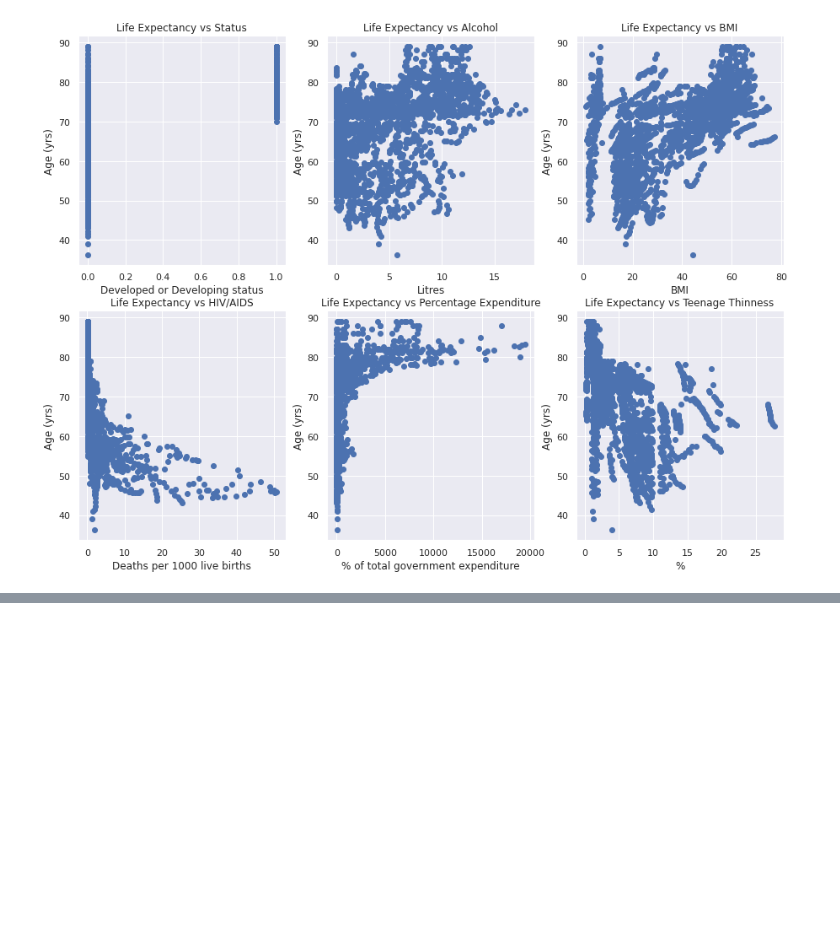
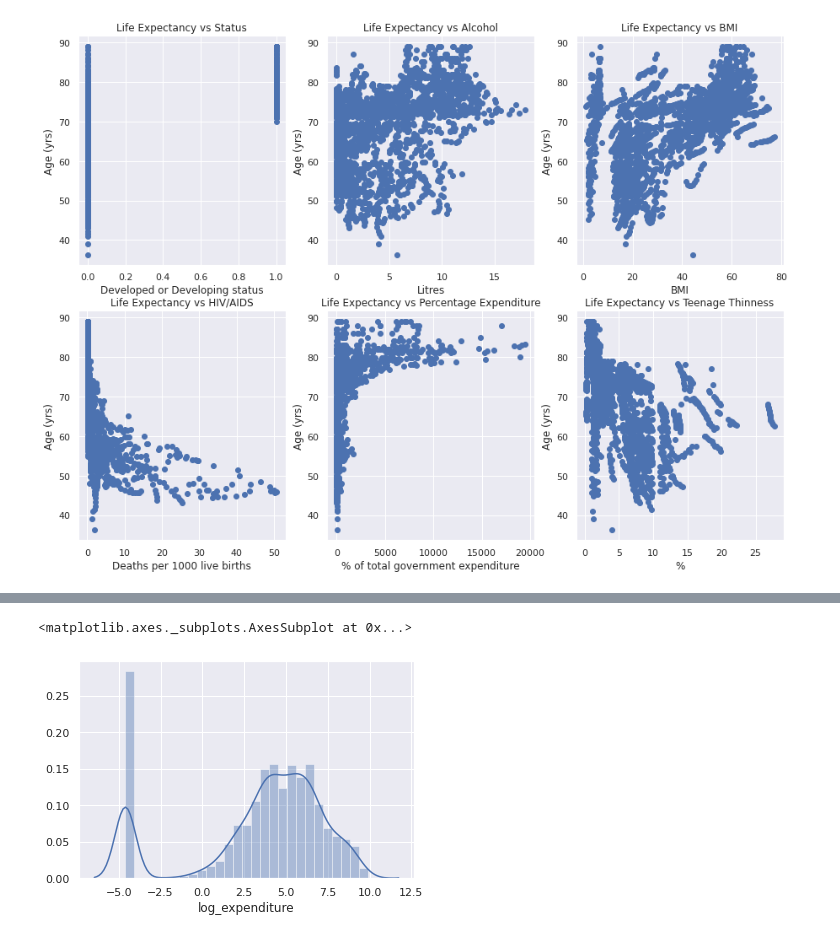
Before and after one commit to kustex/life_expectancy_lin_reg, a Jupyter notebook: WHO_life_expectancy.ipynb, the cells around one changed output, grey strips where cells are left out. Saved outputs shown, nothing was run; the diff lists cells and outputs as text; code cells hidden in the pictures; blank space fills up the shorter version.

```diff
--- a/WHO_life_expectancy.ipynb
+++ b/WHO_life_expectancy.ipynb
@@ -387,0 +433,5 @@ plt.show()
+# %%
+sns.distplot(data_clean['log_expenditure'])
+# %% [output]
+<matplotlib.axes._subplots.AxesSubplot at 0x...>
+[figure, added]
```
Also changed, not shown: parts of 58 cells of this notebook.
